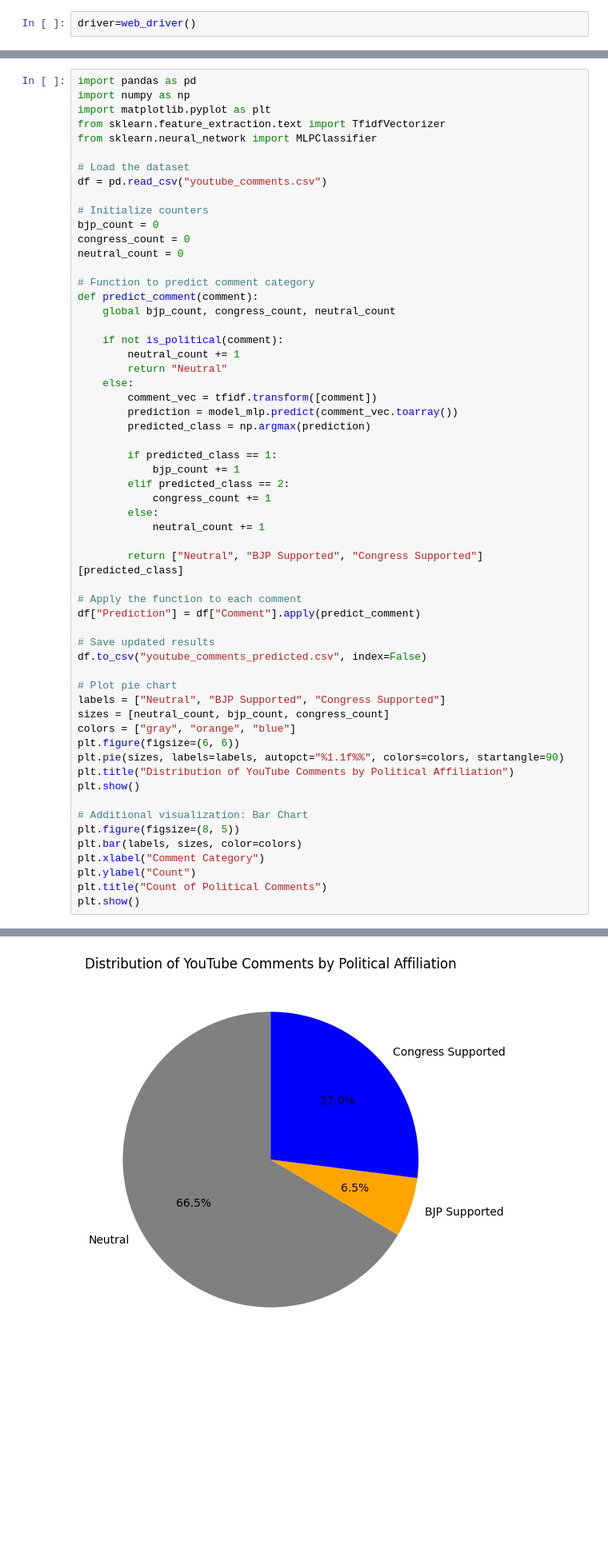
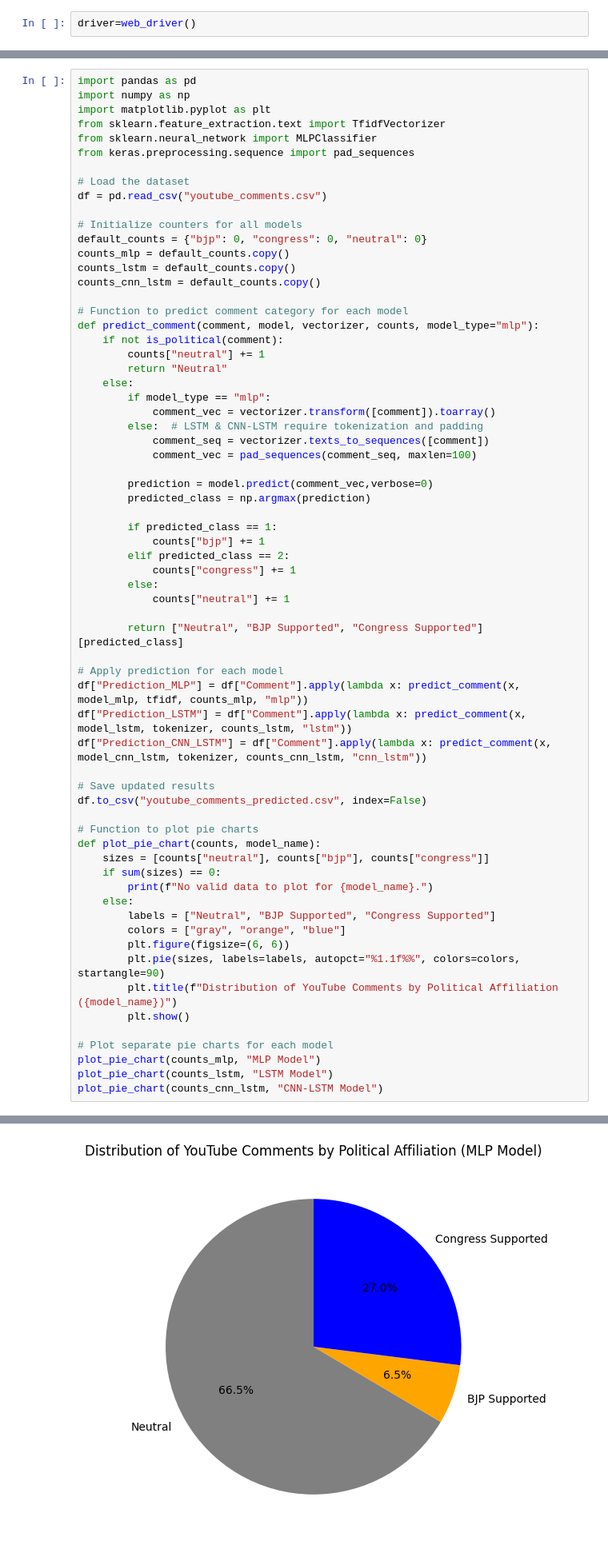
Before and after one commit to AyushSoni14/PoliSentimentAnalyzer-, a Jupyter notebook: PoliSentimentAnalyzer_.ipynb, the cells around one changed output, grey strips where cells are left out. Shown: that part at 80% size. Drawn from its saved outputs; the diff is of its cells as text; blank space fills up the shorter version.

```diff
--- a/PoliSentimentAnalyzer_.ipynb
+++ b/PoliSentimentAnalyzer_.ipynb
@@ -340,56 +381,64 @@ import numpy as np
 import matplotlib.pyplot as plt
 from sklearn.feature_extraction.text import TfidfVectorizer
 from sklearn.neural_network import MLPClassifier
+from keras.preprocessing.sequence import pad_sequences
 
 # Load the dataset
 df = pd.read_csv("youtube_comments.csv")
 
-# Initialize counters
-bjp_count = 0
-congress_count = 0
-neutral_count = 0
+# Initialize counters for all models
+default_counts = {"bjp": 0, "congress": 0, "neutral": 0}
+counts_mlp = default_counts.copy()
+counts_lstm = default_counts.copy()
+counts_cnn_lstm = default_counts.copy()
 
-# Function to predict comment category
-def predict_comment(comment):
-    global bjp_count, congress_count, neutral_count
-
+# Function to predict comment category for each model
+def predict_comment(comment, model, vectorizer, counts, model_type="mlp"):
     if not is_political(comment):
-        neutral_count += 1
+        counts["neutral"] += 1
         return "Neutral"
     else:
-        comment_vec = tfidf.transform([comment])
-        prediction = model_mlp.predict(comment_vec.toarray())
+        if model_type == "mlp":
+            comment_vec = vectorizer.transform([comment]).toarray()
+        else:  # LSTM & CNN-LSTM require tokenization and padding
+            comment_seq = vectorizer.texts_to_sequences([comment])
+            comment_vec = pad_sequences(comment_seq, maxlen=100)
+
+        prediction = model.predict(comment_vec,verbose=0)
         predicted_class = np.argmax(prediction)
 
         if predicted_class == 1:
-            bjp_count += 1
+            counts["bjp"] += 1
         elif predicted_class == 2:
-            congress_count += 1
+            counts["congress"] += 1
         else:
-            neutral_count += 1
+            counts["neutral"] += 1
 
         return ["Neutral", "BJP Supported", "Congress Supported"][predicted_class]
 
-# Apply the function to each comment
-df["Prediction"] = df["Comment"].apply(predict_comment)
+# Apply prediction for each model
+df["Prediction_MLP"] = df["Comment"].apply(lambda x: predict_comment(x, model_mlp, tfidf, counts_mlp, "mlp"))
+df["Prediction_LSTM"] = df["Comment"].apply(lambda x: predict_comment(x, model_lstm, tokenizer, counts_lstm, "lstm"))
+df["Prediction_CNN_LSTM"] = df["Comment"].apply(lambda x: predict_comment(x, model_cnn_lstm, tokenizer, counts_cnn_lstm, "cnn_lstm"))
 
 # Save updated results
 df.to_csv("youtube_comments_predicted.csv", index=False)
 
-# Plot pie chart
-labels = ["Neutral", "BJP Supported", "Congress Supported"]
-sizes = [neutral_count, bjp_count, congress_count]
-colors = ["gray", "orange", "blue"]
-plt.figure(figsize=(6, 6))
-plt.pie(sizes, labels=labels, autopct="%1.1f%%", colors=colors, startangle=90)
-plt.title("Distribution of YouTube Comments by Political Affiliation")
-plt.show()
+# Function to plot pie charts
+def plot_pie_chart(counts, model_name):
+    sizes = [counts["neutral"], counts["bjp"], counts["congress"]]
+    if sum(sizes) == 0:
+        print(f"No valid data to plot for {model_name}.")
+    else:
+        labels = ["Neutral", "BJP Supported", "Congress Supported"]
+        colors = ["gray", "orange", "blue"]
+        plt.figure(figsize=(6, 6))
+        plt.pie(sizes, labels=labels, autopct="%1.1f%%", colors=colors, startangle=90)
+        plt.title(f"Distribution of YouTube Comments by Political Affiliation ({model_name})")
+        plt.show()
 
-# Additional visualization: Bar Chart
-plt.figure(figsize=(8, 5))
-plt.bar(labels, sizes, color=colors)
-plt.xlabel("Comment Category")
-plt.ylabel("Count")
-plt.title("Count of Political Comments")
-plt.show()
+# Plot separate pie charts for each model
+plot_pie_chart(counts_mlp, "MLP Model")
+plot_pie_chart(counts_lstm, "LSTM Model")
+plot_pie_chart(counts_cnn_lstm, "CNN-LSTM Model")
 # %% [output]
@@ -413 +445 @@ plt.show()
-[figure, old version]
+[figure, new version]
```
Also changed, not shown: parts of 2 cells of this notebook.
